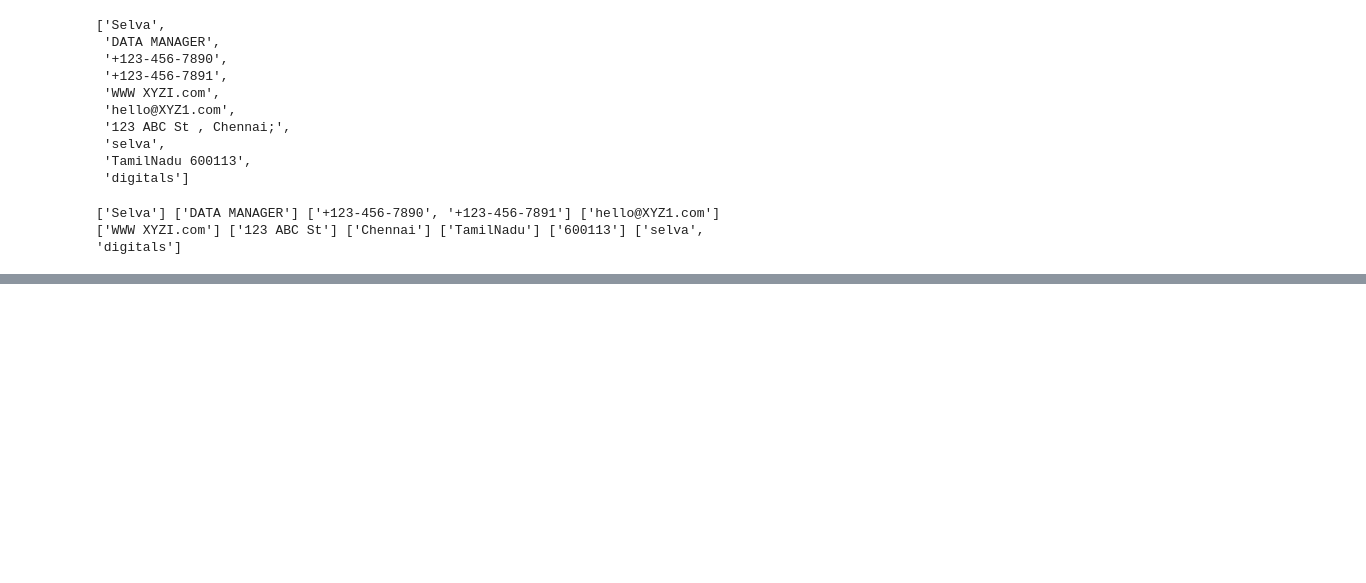
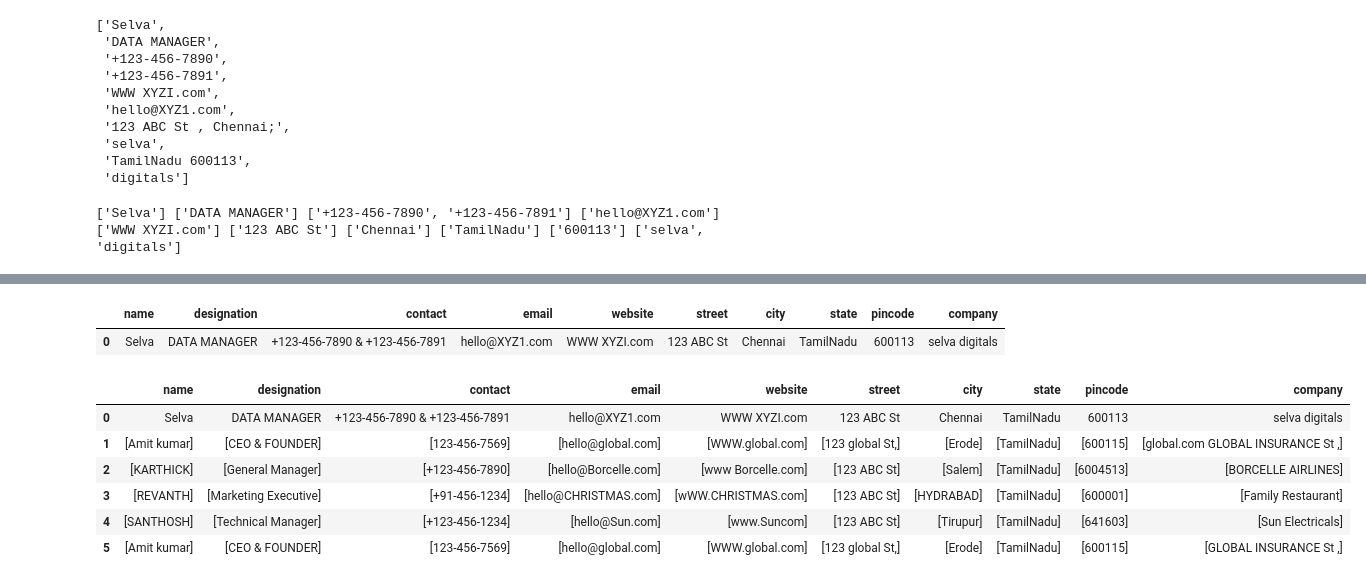
Before and after one commit to GDharan10/Project3_BizCardX-ExtractingBusinessCardDataWith_OCR, a Jupyter notebook: BizCardX_Extracting_Business_Card_Data_with_OCR.ipynb, the cells around one changed output, grey strips where cells are left out. Cells and saved outputs as stored; diff of their text form; code cells hidden in the pictures; blank space fills up the shorter version.

```diff
--- a/BizCardX_Extracting_Business_Card_Data_with_OCR.ipynb
+++ b/BizCardX_Extracting_Business_Card_Data_with_OCR.ipynb
@@ -826,0 +348,9 @@ if selected == "Modify":
+# %%
+reader = easyocr.Reader(['en'], gpu=False)
+# %%
+image_path = '/content/drive/My Drive/DTM15/Project/BizCardX: Extracting Business Card Data with OCR/2.png'
+image_data = reader.readtext(image_path, detail = 0)
+# Load the image
+image = Image.open(image_path)
+# Convert RGBA image to RGB
+image = image.convert('RGB')
@@ -1188,0 +424,3 @@ with col2:
+# %%
+data = extracted_text(image_data)
+data
@@ -1188,0 +438,19 @@ with col2:
+# %%
+import pandas as pd
+df = pd.DataFrame(data)
+df
+# %% [output]
+|  | name | designation | contact | email | website | street | city | state | pincode | company |
+| 0 | Selva | DATA MANAGER | +123-456-7890 & +123-456-7891 | hello@XYZ1.com | WWW XYZI.com | 123 ABC St | Chennai | TamilNadu | 600113 | selva digitals |
+# %%
+df = df.append(data, ignore_index=True)
+# %%
+df
+# %% [output]
+|  | name | designation | contact | email | website | street | city | state | pincode | company |
+| 0 | Selva | DATA MANAGER | +123-456-7890 & +123-456-7891 | hello@XYZ1.com | WWW XYZI.com | 123 ABC St | Chennai | TamilNadu | 600113 | selva digitals |
+| 1 | [Amit kumar] | [CEO & FOUNDER] | [123-456-7569] | [hello@global.com] | [WWW.global.com] | [123 global St,] | [Erode] | [TamilNadu] | [600115] | [global.com GLOBAL INSURANCE St ,] |
+| 2 | [KARTHICK] | [General Manager] | [+123-456-7890] | [hello@Borcelle.com] | [www Borcelle.com] | [123 ABC St] | [Salem] | [TamilNadu] | [6004513] | [BORCELLE AIRLINES] |
+| 3 | [REVANTH] | [Marketing Executive] | [+91-456-1234] | [hello@CHRISTMAS.com] | [wWW.CHRISTMAS.com] | [123 ABC St] | [HYDRABAD] | [TamilNadu] | [600001] | [Family Restaurant] |
+| 4 | [SANTHOSH] | [Technical Manager] | [+123-456-1234] | [hello@Sun.com] | [www.Suncom] | [123 ABC St] | [Tirupur] | [TamilNadu] | [641603] | [Sun Electricals] |
+| 5 | [Amit kumar] | [CEO & FOUNDER] | [123-456-7569] | [hello@global.com] | [WWW.global.com] | [123 global St,] | [Erode] | [TamilNadu] | [600115] | [GLOBAL INSURANCE St ,] |
```
Also changed, not shown: parts of 8 cells of this notebook.
